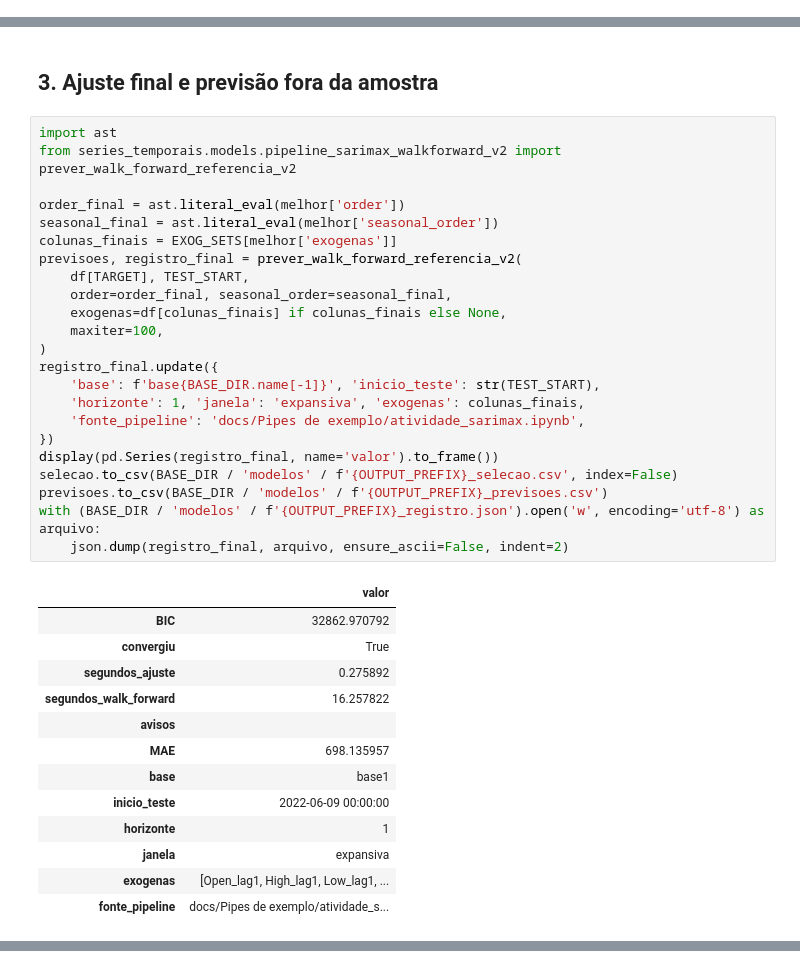
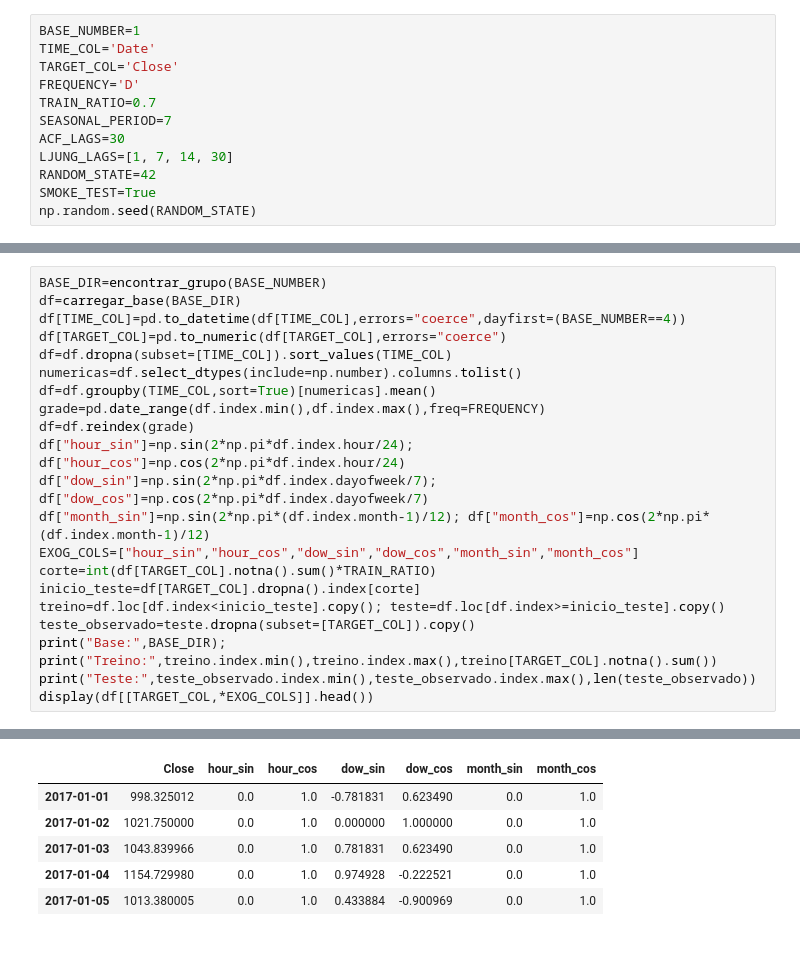
Before and after one commit to lemosriosl/TrabalhoDanielModelos, a Jupyter notebook: trabalho/bases/grupo1/modelos/grupo1_SARIMAX.ipynb, the cells around one changed output, grey strips where cells are left out. Saved outputs shown, nothing was run; the diff lists cells and outputs as text.

Commit message:
refactor: padronizar sarimax nos cinco grupos

```diff
--- a/trabalho/bases/grupo1/modelos/grupo1_SARIMAX.ipynb
+++ b/trabalho/bases/grupo1/modelos/grupo1_SARIMAX.ipynb
@@ -29,0 +23,12 @@ pd.set_option('display.max_columns', 100)
+# %%
+BASE_NUMBER=1
+TIME_COL='Date'
+TARGET_COL='Close'
+FREQUENCY='D'
+TRAIN_RATIO=0.7
+SEASONAL_PERIOD=7
+ACF_LAGS=30
+LJUNG_LAGS=[1, 7, 14, 30]
+RANDOM_STATE=42
+SMOKE_TEST=True
+np.random.seed(RANDOM_STATE)
@@ -114,39 +88,22 @@ Configuração escolhida:
-# %% [markdown]
-## 3. Ajuste final e previsão fora da amostra
-# %%
-import ast
-from series_temporais.models.pipeline_sarimax_walkforward_v2 import prever_walk_forward_referencia_v2
-
-order_final = ast.literal_eval(melhor['order'])
-seasonal_final = ast.literal_eval(melhor['seasonal_order'])
-colunas_finais = EXOG_SETS[melhor['exogenas']]
-previsoes, registro_final = prever_walk_forward_referencia_v2(
-    df[TARGET], TEST_START,
-    order=order_final, seasonal_order=seasonal_final,
-    exogenas=df[colunas_finais] if colunas_finais else None,
-    maxiter=100,
-)
-registro_final.update({
-    'base': f'base{BASE_DIR.name[-1]}', 'inicio_teste': str(TEST_START),
-    'horizonte': 1, 'janela': 'expansiva', 'exogenas': colunas_finais,
-    'fonte_pipeline': 'docs/Pipes de exemplo/atividade_sarimax.ipynb',
-})
-display(pd.Series(registro_final, name='valor').to_frame())
-selecao.to_csv(BASE_DIR / 'modelos' / f'{OUTPUT_PREFIX}_selecao.csv', index=False)
-previsoes.to_csv(BASE_DIR / 'modelos' / f'{OUTPUT_PREFIX}_previsoes.csv')
-with (BASE_DIR / 'modelos' / f'{OUTPUT_PREFIX}_registro.json').open('w', encoding='utf-8') as arquivo:
-    json.dump(registro_final, arquivo, ensure_ascii=False, indent=2)
-# %% [output]
-|  | valor |
-| BIC | 32862.970792 |
-| convergiu | True |
-| segundos_ajuste | 0.275892 |
-| segundos_walk_forward | 16.257822 |
-| avisos |  |
-| MAE | 698.135957 |
-| base | base1 |
-| inicio_teste | 2022-06-09 00:00:00 |
-| horizonte | 1 |
-| janela | expansiva |
-| exogenas | [Open_lag1, High_lag1, Low_lag1, ... |
-| fonte_pipeline | docs/Pipes de exemplo/atividade_s... |
+# %%
+BASE_DIR=encontrar_grupo(BASE_NUMBER)
+df=carregar_base(BASE_DIR)
+df[TIME_COL]=pd.to_datetime(df[TIME_COL],errors="coerce",dayfirst=(BASE_NUMBER==4))
+df[TARGET_COL]=pd.to_numeric(df[TARGET_COL],errors="coerce")
+df=df.dropna(subset=[TIME_COL]).sort_values(TIME_COL)
+numericas=df.select_dtypes(include=np.number).columns.tolist()
+df=df.groupby(TIME_COL,sort=True)[numericas].mean()
+grade=pd.date_range(df.index.min(),df.index.max(),freq=FREQUENCY)
+df=df.reindex(grade)
+df["hour_sin"]=np.sin(2*np.pi*df.index.hour/24); df["hour_cos"]=np.cos(2*np.pi*df.index.hour/24)
+df["dow_sin"]=np.sin(2*np.pi*df.index.dayofweek/7); df["dow_cos"]=np.cos(2*np.pi*df.index.dayofweek/7)
+df["month_sin"]=np.sin(2*np.pi*(df.index.month-1)/12); df["month_cos"]=np.cos(2*np.pi*(df.index.month-1)/12)
+EXOG_COLS=["hour_sin","hour_cos","dow_sin","dow_cos","month_sin","month_cos"]
+corte=int(df[TARGET_COL].notna().sum()*TRAIN_RATIO)
+inicio_teste=df[TARGET_COL].dropna().index[corte]
+treino=df.loc[df.index<inicio_teste].copy(); teste=df.loc[df.index>=inicio_teste].copy()
+teste_observado=teste.dropna(subset=[TARGET_COL]).copy()
+print("Base:",BASE_DIR); print("Treino:",treino.index.min(),treino.index.max(),treino[TARGET_COL].notna().sum())
+print("Teste:",teste_observado.index.min(),teste_observado.index.max(),len(teste_observado))
+display(df[[TARGET_COL,*EXOG_COLS]].head())
+# %% [output]
@@ -152,0 +113,6 @@ with (BASE_DIR / 'modelos' / f'{OUTPUT_PREFIX}_registro.json').open('w', encodin
+|  | Close | hour_sin | hour_cos | dow_sin | dow_cos | month_sin | month_cos |
+| 2017-01-01 | 998.325012 | 0.0 | 1.0 | -0.781831 | 0.623490 | 0.0 | 1.0 |
+| 2017-01-02 | 1021.750000 | 0.0 | 1.0 | 0.000000 | 1.000000 | 0.0 | 1.0 |
+| 2017-01-03 | 1043.839966 | 0.0 | 1.0 | 0.781831 | 0.623490 | 0.0 | 1.0 |
+| 2017-01-04 | 1154.729980 | 0.0 | 1.0 | 0.974928 | -0.222521 | 0.0 | 1.0 |
+| 2017-01-05 | 1013.380005 | 0.0 | 1.0 | 0.433884 | -0.900969 | 0.0 | 1.0 |
```
Also changed, not shown: parts of 24 cells of this notebook, 27 other files.
